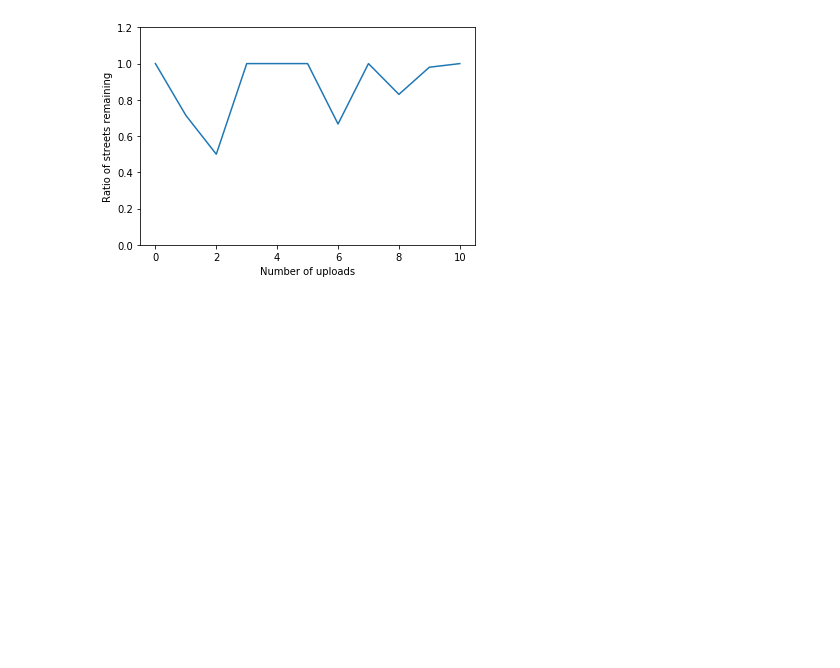
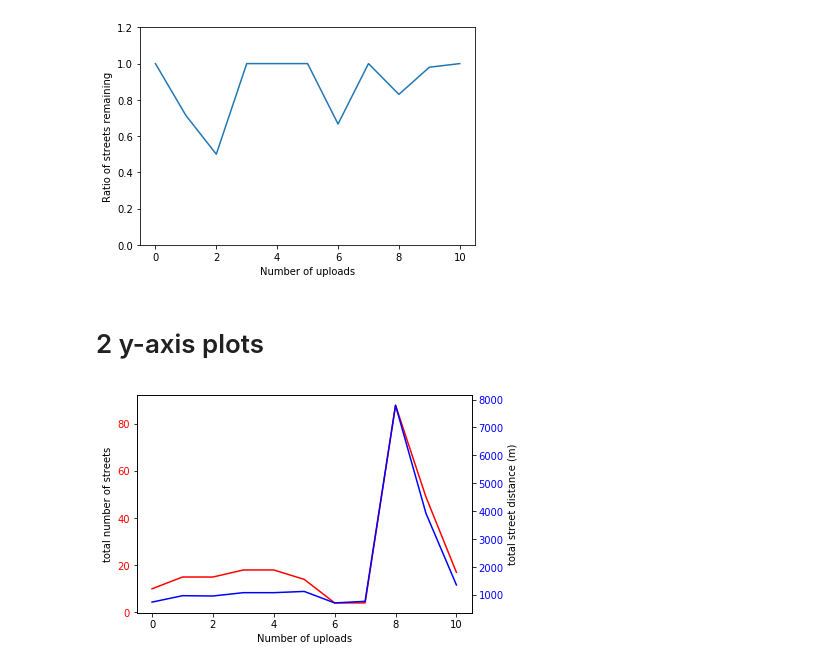
Before and after one commit to anuj-dimri25/Random-Delay-and-Indirections, a Jupyter notebook: luxembourg_simulation_data_ROI2.ipynb, the cells around one changed output. Cells and saved outputs as stored; diff of their text form; code cells hidden in the pictures; blank space fills up the shorter version.

Commit message:
2 y-axis plots added

```diff
--- a/luxembourg_simulation_data_ROI2.ipynb
+++ b/luxembourg_simulation_data_ROI2.ipynb
@@ -1386,3 +1386,70 @@ street 1.0
 streets
 0.5 1.0 0.8810128236543331 1.0 ModeResult(mode=array([1.]), count=array([6]))
 [figure]
+# %% [markdown]
+# 2 y-axis plots
+# %%
+def two_scales(ax1, time, data1, data2, c1, c2):
+    """
+
+    Parameters
+    ----------
+    ax : axis
+        Axis to put two scales on
+
+    time : array-like
+        x-axis values for both datasets
+
+    data1: array-like
+        Data for left hand scale
+
+    data2 : array-like
+        Data for right hand scale
+
+    c1 : color
+        Color for line 1
+
+    c2 : color
+        Color for line 2
+
+    Returns
+    -------
+    ax : axis
+        Original axis
+    ax2 : axis
+        New twin axis
+    """
+    ax2 = ax1.twinx()
+
+    ax1.plot(time, data1, color=c1)
+    ax1.set_xlabel('Number of uploads')
+    ax1.set_ylabel('total number of streets')
+
+    ax2.plot(time, data2, color=c2)
+    ax2.set_ylabel('total street distance (m)')
+    return ax1, ax2
+
+
+t = np.arange(0.01, 10.0, 0.01)
+s1 = np.exp(t)
+s2 = np.sin(2 * np.pi * t)
+
+after_number_streets=[10,15,15,18,18,14,4,4,88,49,17]
+after_street_distance=[749.5659,979.264,968.3116, 1087.66,1087.660, 1131.9648, 720.907, 777.328,  7796.489, 3926.333, 1364.1024 ]
+t1=np.arange(0,11,1)
+# Create axes
+fig, ax = plt.subplots()
+#ax1, ax2 = two_scales(ax, t, s1, s2, 'r', 'b')
+ax1, ax2 = two_scales(ax, t1, after_number_streets, after_street_distance, 'r', 'b')
+
+# Change color of each axis
+def color_y_axis(ax, color):
+    """Color your axes."""
+    for t in ax.get_yticklabels():
+        t.set_color(color)
+    return None
+color_y_axis(ax1, 'r')
+color_y_axis(ax2, 'b')
+plt.show()
+# %% [output]
+[figure, added]
```
Also changed, not shown: parts of 1 cell of this notebook.
